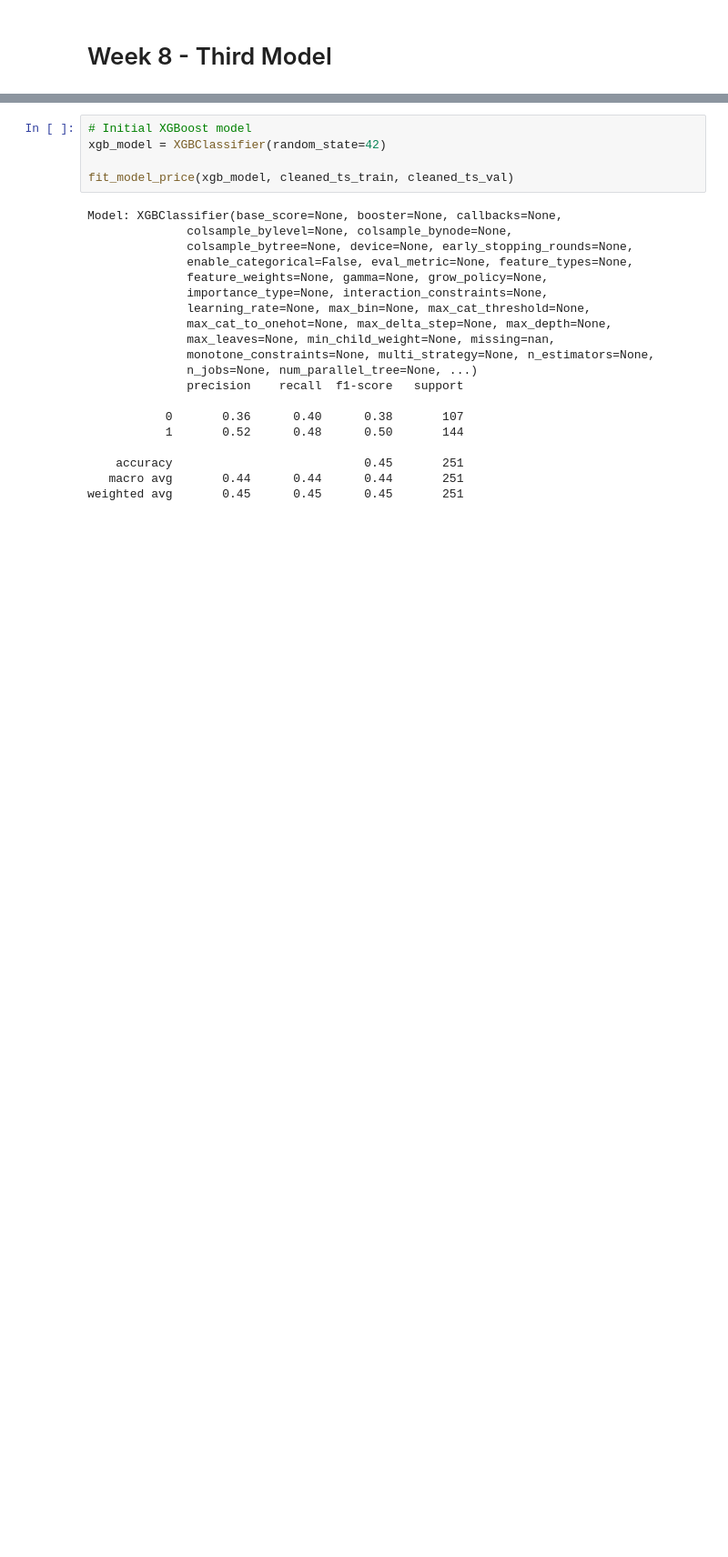
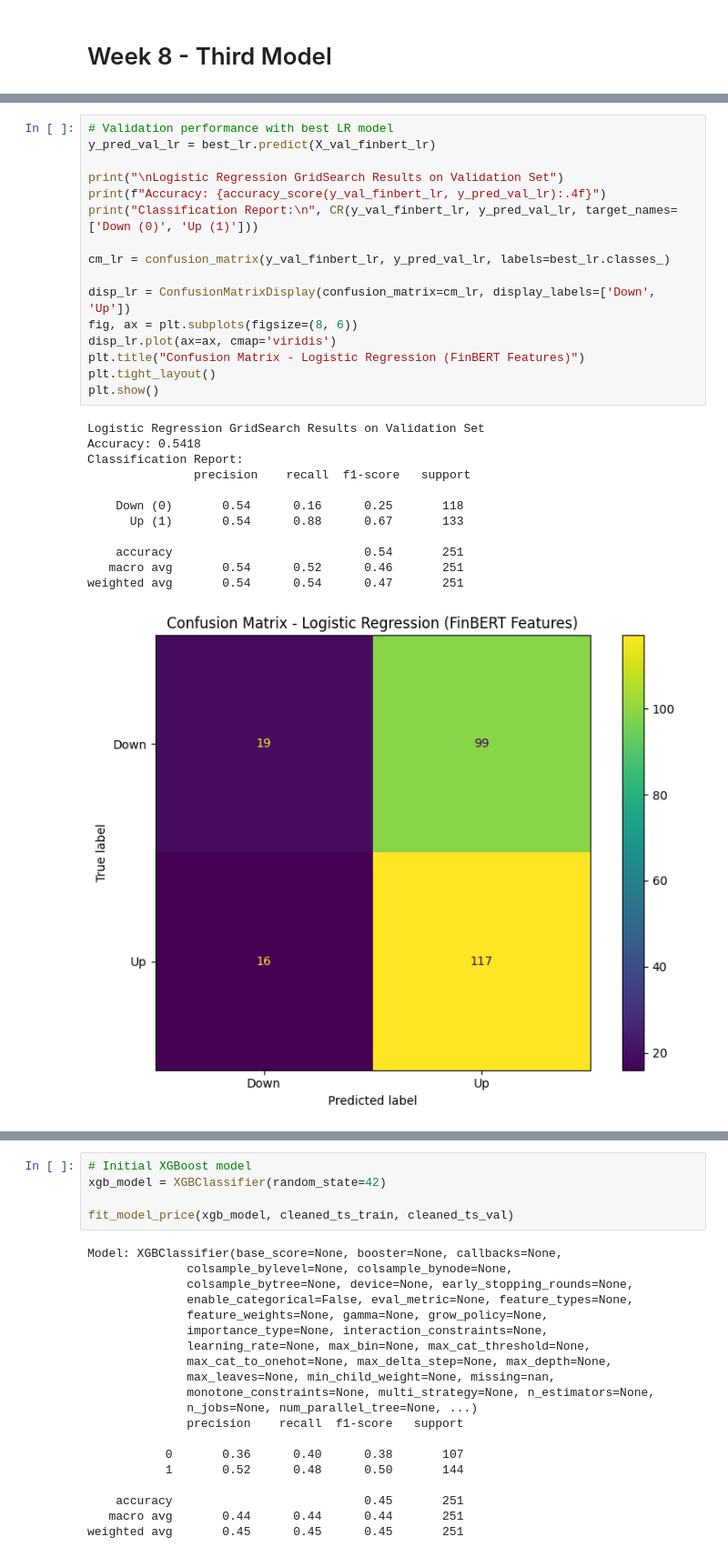
Before and after one commit to yvanlonginjr/market-sentiment-predictor, a Jupyter notebook: notebooks/Market_Sentiment_Predictor_Pipeline.ipynb, the cells around one changed output, grey strips where cells are left out. Shown at 91% size. Saved outputs shown, nothing was run; the diff lists cells and outputs as text; blank space fills up the shorter version.

```diff
--- a/notebooks/Market_Sentiment_Predictor_Pipeline.ipynb
+++ b/notebooks/Market_Sentiment_Predictor_Pipeline.ipynb
@@ -1894 +2121,30 @@ weighted avg       0.87      0.55      0.65       246
+# %%
+# Validation performance with best LR model
+y_pred_val_lr = best_lr.predict(X_val_finbert_lr)
+
+print("\nLogistic Regression GridSearch Results on Validation Set")
+print(f"Accuracy: {accuracy_score(y_val_finbert_lr, y_pred_val_lr):.4f}")
+print("Classification Report:\n", CR(y_val_finbert_lr, y_pred_val_lr, target_names=['Down (0)', 'Up (1)']))
+
+cm_lr = confusion_matrix(y_val_finbert_lr, y_pred_val_lr, labels=best_lr.classes_)
+
+disp_lr = ConfusionMatrixDisplay(confusion_matrix=cm_lr, display_labels=['Down', 'Up'])
+fig, ax = plt.subplots(figsize=(8, 6))
+disp_lr.plot(ax=ax, cmap='viridis')
+plt.title("Confusion Matrix - Logistic Regression (FinBERT Features)")
+plt.tight_layout()
+plt.show()
+# %% [output]
+Logistic Regression GridSearch Results on Validation Set
+Accuracy: 0.5418
+Classification Report:
+               precision    recall  f1-score   support
+
+    Down (0)       0.54      0.16      0.25       118
+      Up (1)       0.54      0.88      0.67       133
+
+    accuracy                           0.54       251
+   macro avg       0.54      0.52      0.46       251
+weighted avg       0.54      0.54      0.47       251
+[figure, added]
 # %% [markdown]
```
Also changed, not shown: parts of 25 cells of this notebook, 2 other files.
